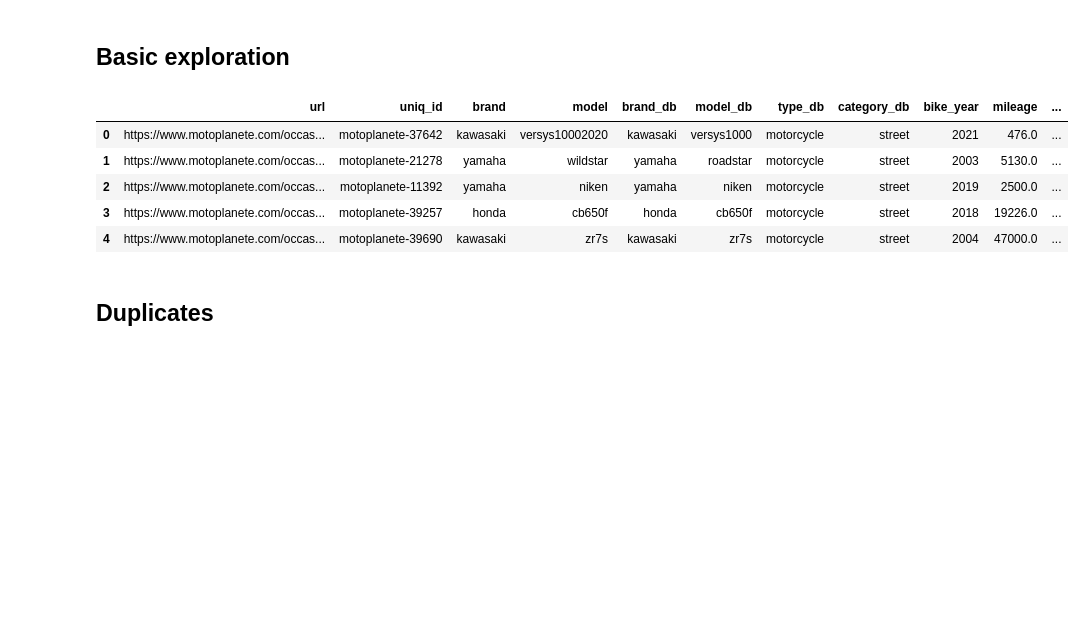
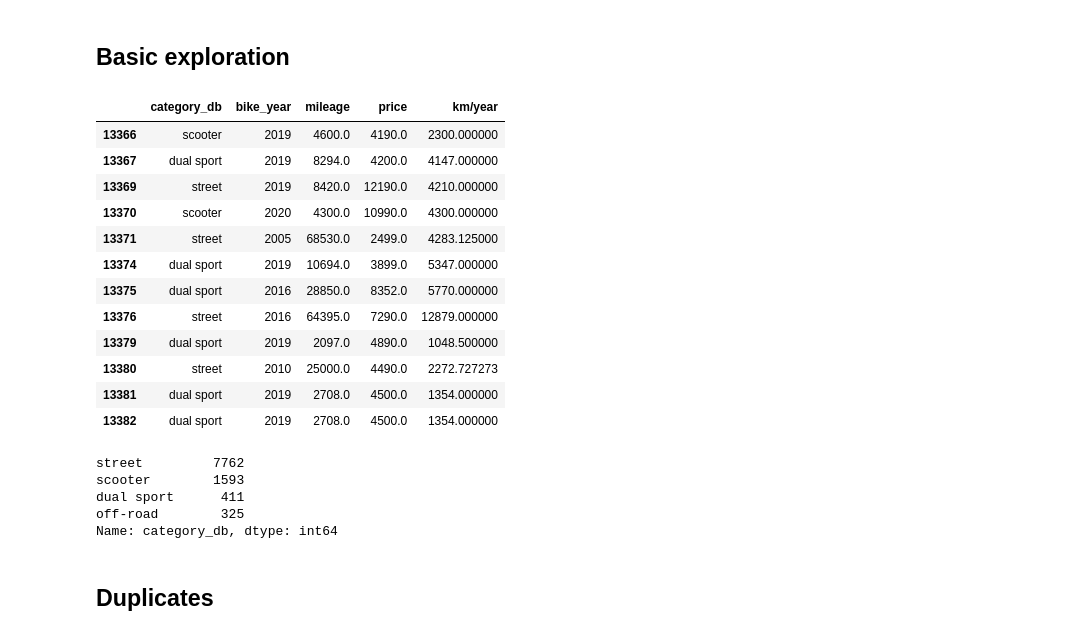
Before and after one commit to AnthonyDF/tresboncoin, a Jupyter notebook: notebooks/victor/moto_analysis_fuzzy.ipynb, the cells around one changed output. Drawn from its saved outputs; the diff is of its cells as text; code cells hidden in the pictures; blank space fills up the shorter version.

```diff
--- a/notebooks/victor/moto_analysis_fuzzy.ipynb
+++ b/notebooks/victor/moto_analysis_fuzzy.ipynb
@@ -30,14 +34,29 @@ data = pd.read_csv("../../tresboncoin/data/master_with_fuzzy_and_cleaning.csv")
 # %% [markdown]
 ## Basic exploration
 # %%
-data.head()
+data.tail(12)
 # %% [output]
-|  | url | uniq_id | brand | model | brand_db | model_db | type_db | category_db | bike_year | mileage | ... |
-| 0 | https://www.motoplanete.com/occas... | motoplanete-37642 | kawasaki | versys10002020 | kawasaki | versys1000 | motorcycle | street | 2021 | 476.0 | ... |
-| 1 | https://www.motoplanete.com/occas... | motoplanete-21278 | yamaha | wildstar | yamaha | roadstar | motorcycle | street | 2003 | 5130.0 | ... |
-| 2 | https://www.motoplanete.com/occas... | motoplanete-11392 | yamaha | niken | yamaha | niken | motorcycle | street | 2019 | 2500.0 | ... |
-| 3 | https://www.motoplanete.com/occas... | motoplanete-39257 | honda | cb650f | honda | cb650f | motorcycle | street | 2018 | 19226.0 | ... |
-| 4 | https://www.motoplanete.com/occas... | motoplanete-39690 | kawasaki | zr7s | kawasaki | zr7s | motorcycle | street | 2004 | 47000.0 | ... |
+|  | category_db | bike_year | mileage | price | km/year |
+| 13366 | scooter | 2019 | 4600.0 | 4190.0 | 2300.000000 |
+| 13367 | dual sport | 2019 | 8294.0 | 4200.0 | 4147.000000 |
+| 13369 | street | 2019 | 8420.0 | 12190.0 | 4210.000000 |
+| 13370 | scooter | 2020 | 4300.0 | 10990.0 | 4300.000000 |
+| 13371 | street | 2005 | 68530.0 | 2499.0 | 4283.125000 |
+| 13374 | dual sport | 2019 | 10694.0 | 3899.0 | 5347.000000 |
+| 13375 | dual sport | 2016 | 28850.0 | 8352.0 | 5770.000000 |
+| 13376 | street | 2016 | 64395.0 | 7290.0 | 12879.000000 |
+| 13379 | dual sport | 2019 | 2097.0 | 4890.0 | 1048.500000 |
+| 13380 | street | 2010 | 25000.0 | 4490.0 | 2272.727273 |
+| 13381 | dual sport | 2019 | 2708.0 | 4500.0 | 1354.000000 |
+| 13382 | dual sport | 2019 | 2708.0 | 4500.0 | 1354.000000 |
+# %%
+data["category_db"].value_counts()
+# %% [output]
+street         7762
+scooter        1593
+dual sport      411
+off-road        325
+Name: category_db, dtype: int64
 # %% [markdown]
 ## Duplicates
 # %%
```
Also changed, not shown: parts of 44 cells of this notebook, 9 other files.
